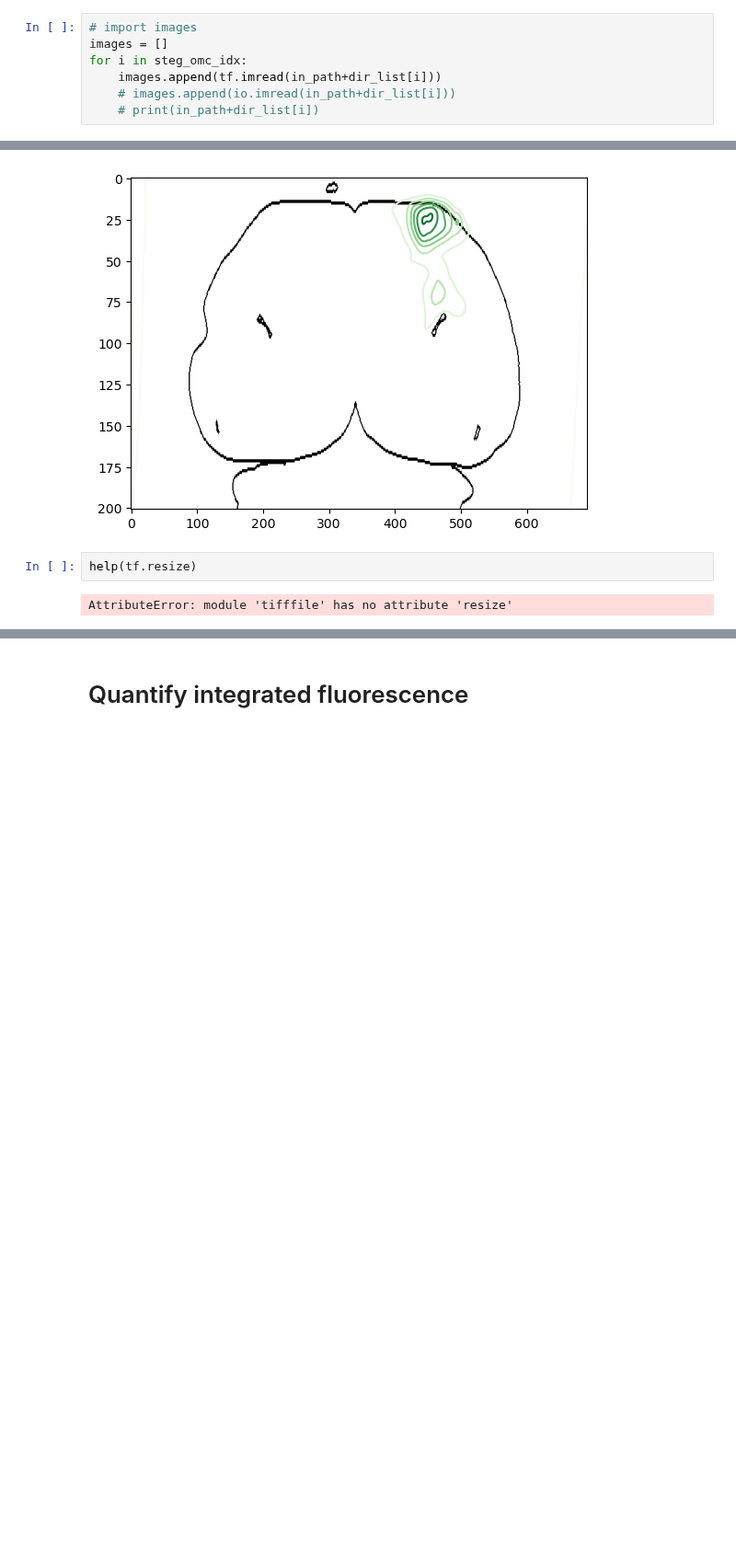
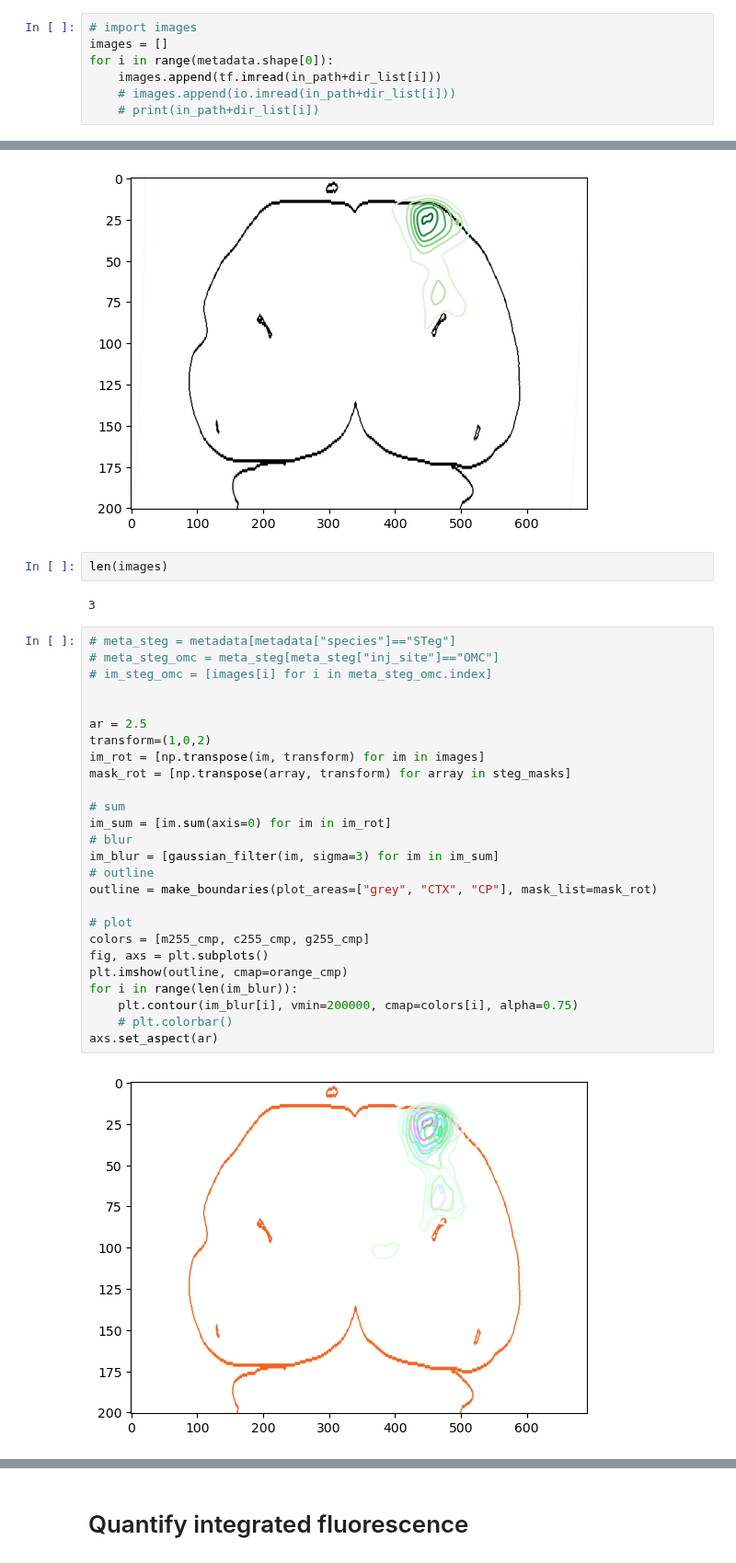
Before and after one commit to eisko/STP_analysis, a Jupyter notebook: replicates.ipynb, the cells around one changed output, grey strips where cells are left out. Shown at 92% size. Drawn from its saved outputs; the diff is of its cells as text; blank space fills up the shorter version.

Commit message:
inj sites

```diff
--- a/replicates.ipynb
+++ b/replicates.ipynb
@@ -83,7 +83,7 @@ metadata
 # %%
 # import images
 images = []
-for i in steg_omc_idx:
+for i in range(metadata.shape[0]):
     images.append(tf.imread(in_path+dir_list[i]))
     # images.append(io.imread(in_path+dir_list[i]))
     # print(in_path+dir_list[i])
@@ -337,7 +337,35 @@ plt.contour(test_blur, cmap="Greens")
 axs.set_aspect(ar)
 # %% [output]
 [figure]
-# %%
-help(tf.resize)
-# %% [output]
-AttributeError: module 'tifffile' has no attribute 'resize'
+# %%
+len(images)
+# %% [output]
+3
+# %%
+# meta_steg = metadata[metadata["species"]=="STeg"]
+# meta_steg_omc = meta_steg[meta_steg["inj_site"]=="OMC"]
+# im_steg_omc = [images[i] for i in meta_steg_omc.index]
+
+
+ar = 2.5
+transform=(1,0,2)
+im_rot = [np.transpose(im, transform) for im in images]
+mask_rot = [np.transpose(array, transform) for array in steg_masks]
+
+# sum
+im_sum = [im.sum(axis=0) for im in im_rot]
+# blur
+im_blur = [gaussian_filter(im, sigma=3) for im in im_sum]
+# outline
+outline = make_boundaries(plot_areas=["grey", "CTX", "CP"], mask_list=mask_rot)
+
+# plot
+colors = [m255_cmp, c255_cmp, g255_cmp]
+fig, axs = plt.subplots()
+plt.imshow(outline, cmap=orange_cmp)
+for i in range(len(im_blur)):
+    plt.contour(im_blur[i], vmin=200000, cmap=colors[i], alpha=0.75)
+    # plt.colorbar()
+axs.set_aspect(ar)
+# %% [output]
+[figure, added]
```
Also changed, not shown: parts of 6 cells of this notebook.
